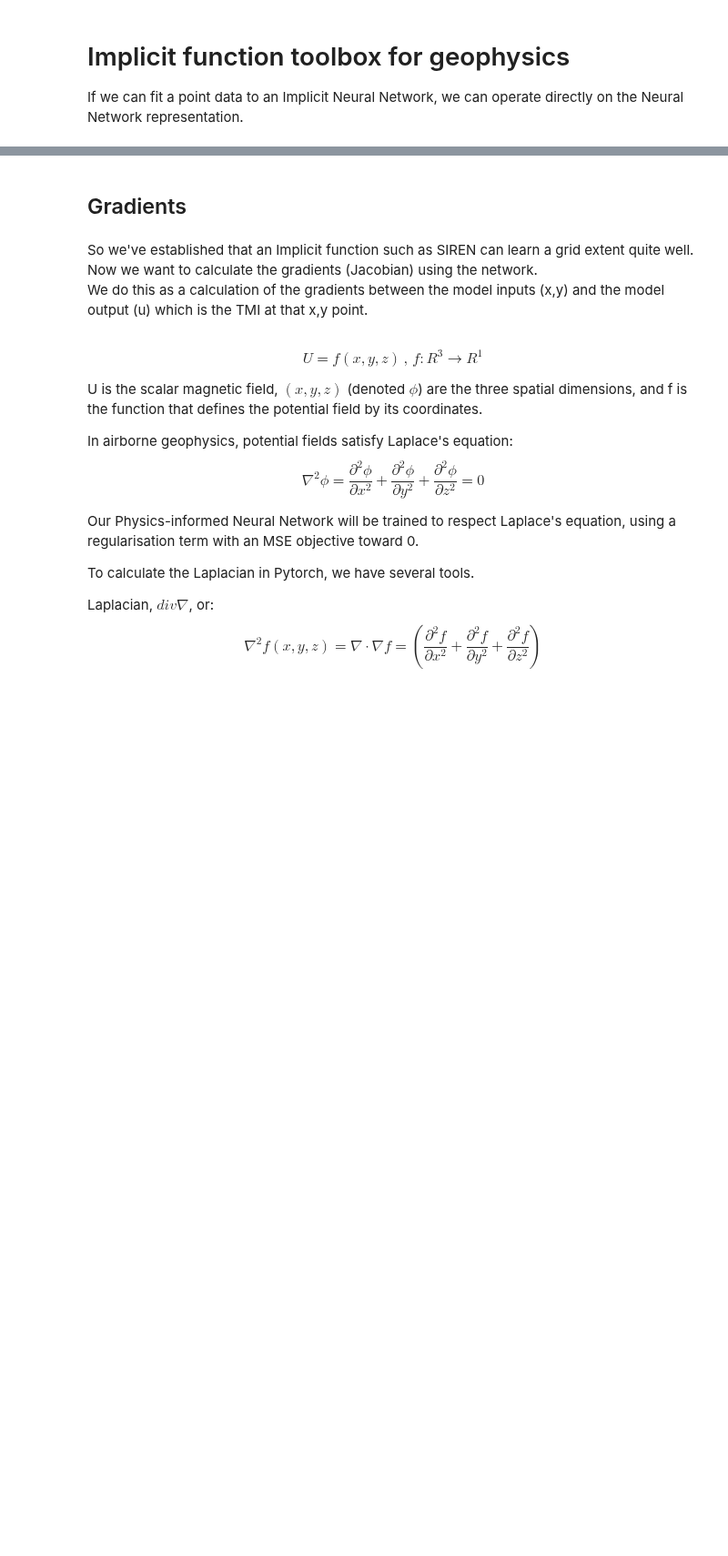
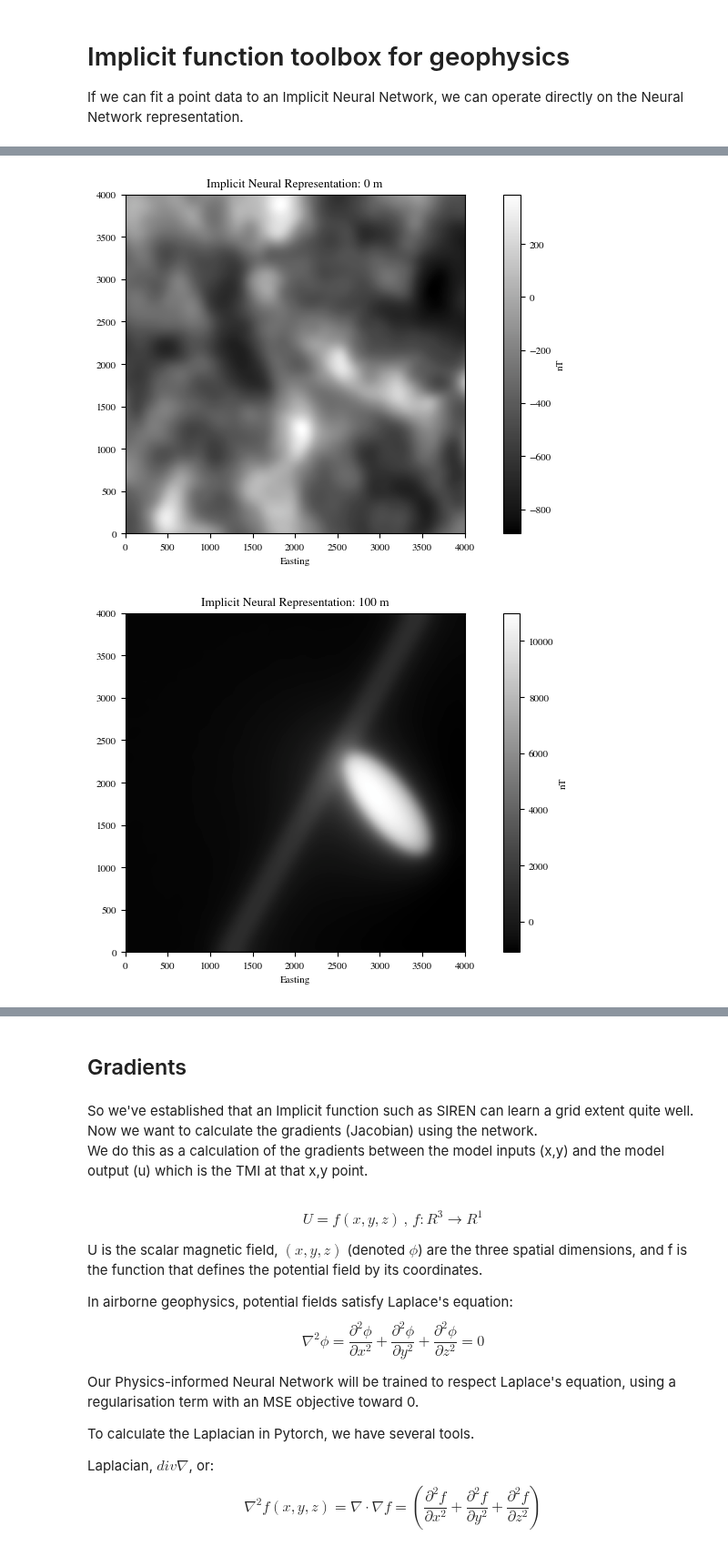
Before and after one commit to LSgeo/ImplicitGeo, a Jupyter notebook: GeoINR3D.ipynb, the cells around one changed output, grey strips where cells are left out. Shown at 91% size. Saved outputs shown, nothing was run; the diff lists cells and outputs as text; code cells hidden in the pictures; blank space fills up the shorter version.

Commit message:
Update plot options for vertical data

```diff
--- a/GeoINR3D.ipynb
+++ b/GeoINR3D.ipynb
@@ -111,20 +124,20 @@ print(Path(f"figures/{shortname}_sample_locs.pdf").absolute())
 # %%
-# %matplotlib widget
+# # %matplotlib widget
 
-fig = plt_sample_locs(
-    dataset,
-    label="Altitude (m)",
-    unnormalise_fn=dataset.unnormalise,
-    # u=dataset.u,
-    u=terrain_clearance,
-)  # u=terrain_clearance
-fig.savefig(f"figures/{shortname}_sample_locs")
-# %matplotlib inline
+# fig = plt_sample_locs(
+#     dataset,
+#     label="Altitude (m)",
+#     unnormalise_fn=dataset.unnormalise,
+#     u=590,
+#     # u=terrain_clearance,
+# )  # u=terrain_clearance
+# fig.savefig(f"figures/{shortname}_sample_locs")
+# # %matplotlib inline
 # %%
 train_opts = dict(
     total_epochs=5000,  # 00,
     batch_size=1024_000,  # 2_048_000,  # 1M for 12 GB
-    initial_lr=1e-4,
+    initial_lr=5e-5,
     scheduler="oclr",
     nonlinearity="sinusoidal",
     hidden_layers=8,
@@ -140,13 +153,13 @@ train_opts = dict(
     # gt_tiff=tifffile.imread(gtt_path),
 )
 
-train_dataloader = geoinr.batcheddatasets.BatchingDataloader(
+train_dataloader = BatchingDataloader(
     train_dataset,
     batch_size=train_opts["batch_size"],
     pin_memory=True,
 )
 
-val_dataloader = geoinr.batcheddatasets.BatchingDataloader(
+val_dataloader = BatchingDataloader(
     val_dataset,
     batch_size=train_opts["batch_size"],
     pin_memory=True,
@@ -210,11 +233,12 @@ with rasterio.open(gtt_path) as src:
 normalise_fn = dataset.normalise
 unnormalise_fn = dataset.unnormalise
 
-b = gtt_extent
+# b = gtt_extent
+b = [0, 4000, 0, 4000]
 # shape = (gtt.shape[1], gtt.shape[0], 3)
 # shape = (500, 500, 5)
-shape = (461, 438, 5)
-altitude = 40  # dataset.ncd.variables["altitude"][:].mean()
+shape = (200, 200, 3)
+altitude = 200  # dataset.ncd.variables["altitude"][:].mean()
 z_mod = normalise_fn(altitude, "up")
 #altitude = unnormalise_fn(z_mod, "up")
 
@@ -227,7 +251,7 @@ extent = [
 
 # ax_args = dict(cmap=cc.cm.CET_L1, vmin=-70, vmax=-55)
 ax_args = dict(cmap=cc.cm.CET_L1)
-z_vec = normalise_fn(torch.linspace(48, 52, steps=shape[2]), "up")
+z_vec = normalise_fn(torch.linspace(0, 200, steps=shape[2]), "up")
 
 u = query_inr_batched(
     inr,
@@ -244,21 +268,24 @@ std = u[1].std()
 # %%
 for i, z_slice in enumerate(u.transpose(2, 0, 1)):  # Iter through *zxy* slices
     altitude = unnormalise_fn(z_vec[i], "up")
     # print(altitude)
     fig = plt_inr(
         z_slice,
-        extent=gtt_extent,
+        extent=b,
         suffix=f": {int(altitude)} m",
         ax_args=ax_args,
         # _vmax=std,
         # _vmin=-std,
         # gt_grid=rio.open("/home/luke/ImplicitGeo/data/Ch3/wolfcreek_mag_microLevelled_bidir_30m.ers").read()[0,:,:], #,ref_grid,
         # gt_grid=gtt,
         cropping=(1, shape[1]),
-        residual=True,
+        residual=False,
         figsize=(e_size("full"), e_size(110)),
         # dpi=1000,
     )
     plt.show()
 
     fig.savefig(fig_out / f"{shortname}_grid_comparison_{int(altitude)}m.png")
+# %% [output]
+[figure, added]
+[figure, added]
```
Also changed, not shown: parts of 17 cells of this notebook, 2 other files.
